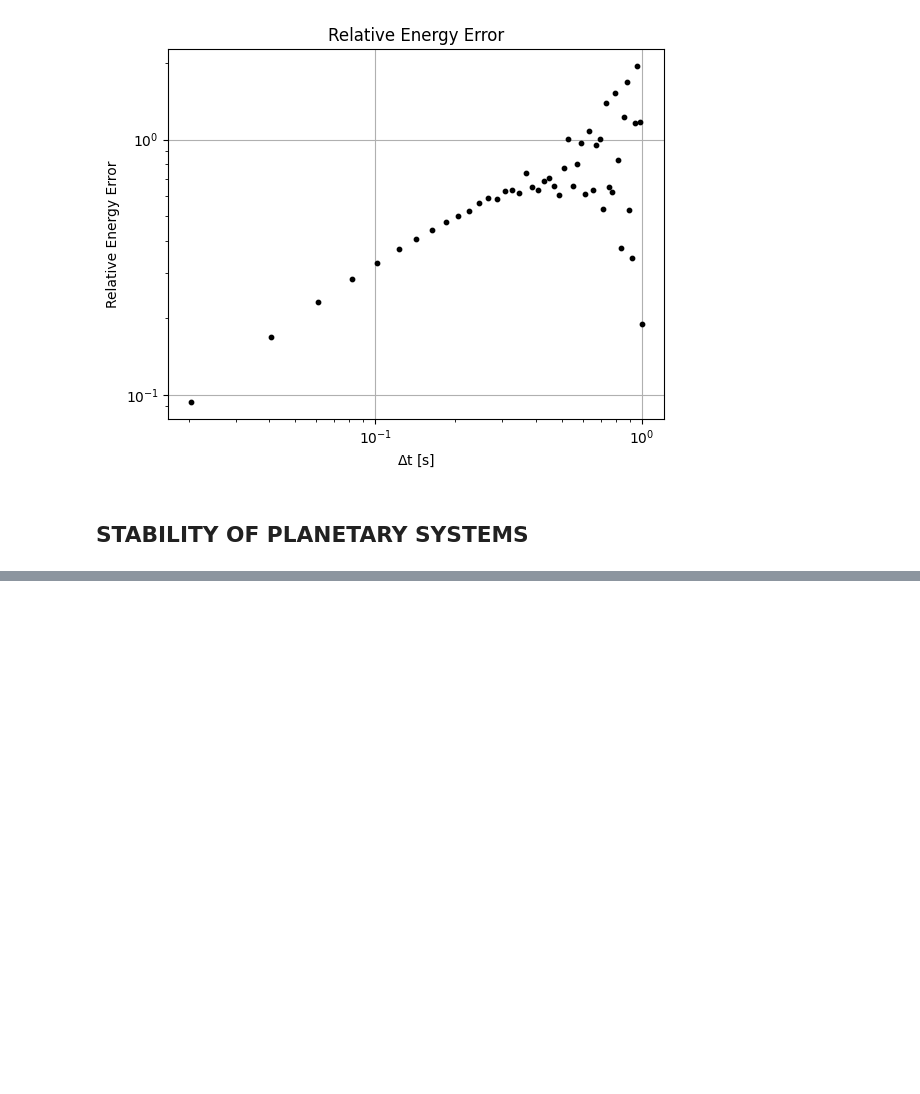
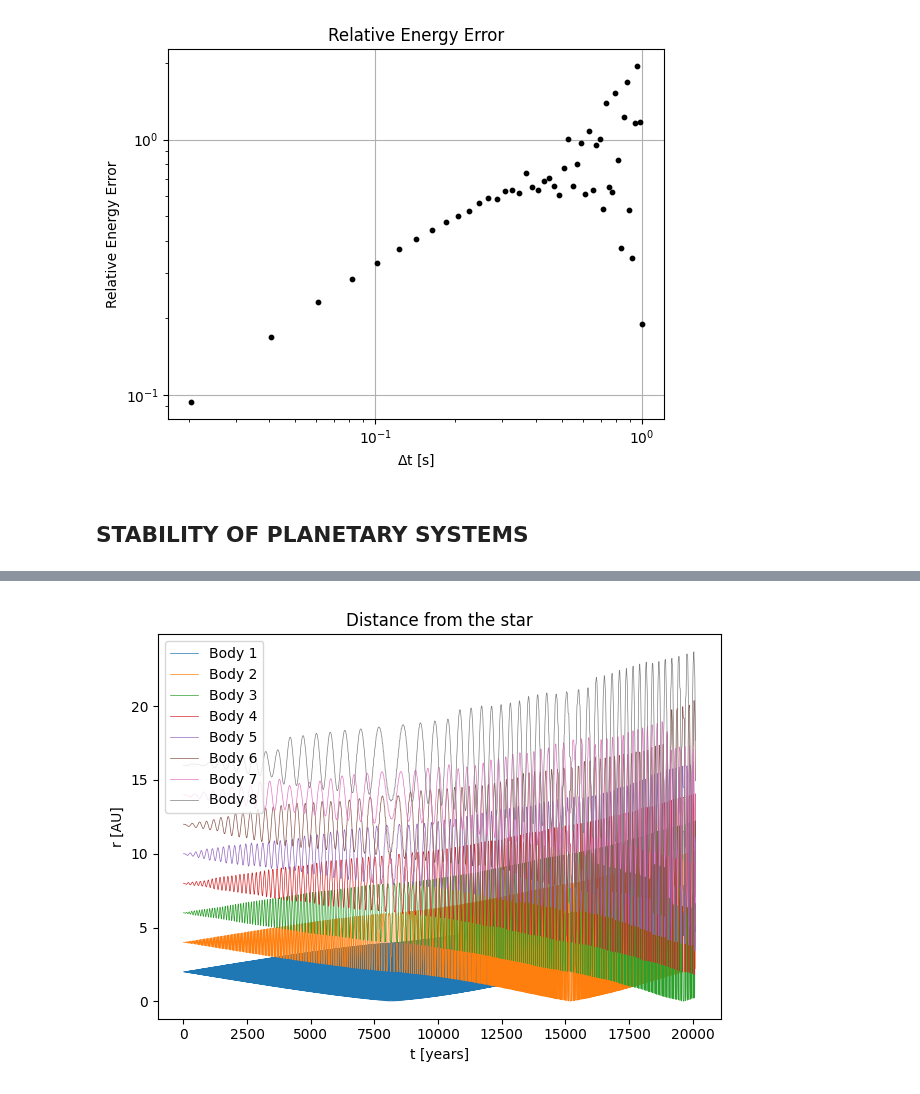
Before and after one commit to marcoboscato/celestial_mechanics, a Jupyter notebook: Homeworks/HW3/boscatomarco_hw3.ipynb, the cells around one changed output, grey strips where cells are left out. Cells and saved outputs as stored; diff of their text form; code cells hidden in the pictures; blank space fills up the shorter version.

```diff
--- a/Homeworks/HW3/boscatomarco_hw3.ipynb
+++ b/Homeworks/HW3/boscatomarco_hw3.ipynb
@@ -243,0 +323,22 @@ plt.grid()
+# %%
+# calculate distances from the center
+N = system_solution2.shape[0]
+dist = np.zeros([N, num_planets], float)
+
+for i in range(N):
+    dist[i] = np.linalg.norm(system_solution2[i, 1:, :], axis=1)
+# %%
+# plot the distances from the center
+t_span = np.linspace(0, tsimulation, N)
+
+fig = plt.figure()
+for i in range(num_planets):
+    plt.plot(t_span, dist[:, i], label='Body '+str(i+1), linewidth=0.5)
+plt.xlabel('t [years]')
+plt.ylabel('r [AU]')
+plt.title('Distance from the star')
+plt.legend()
+plt.tight_layout()
+plt.show()
+# %% [output]
+[figure, added]
```
Also changed, not shown: parts of 16 cells of this notebook, 2 other files.
